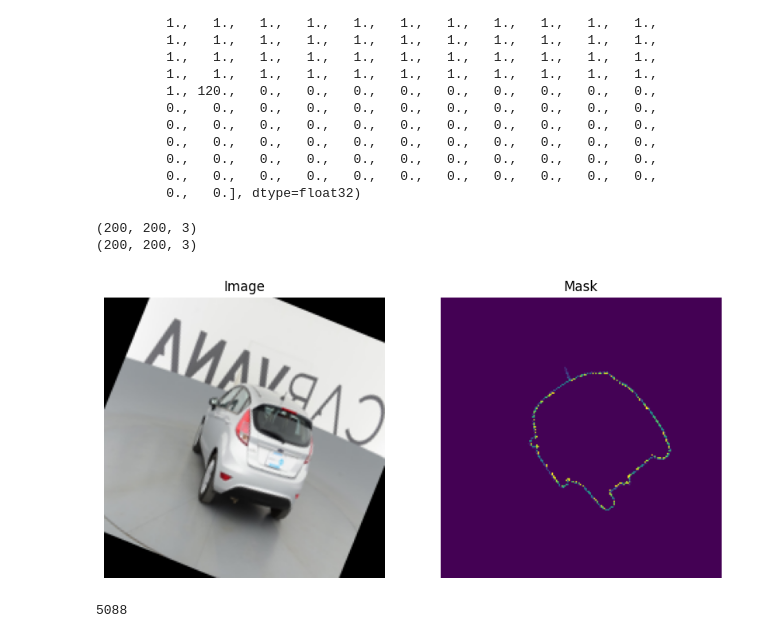
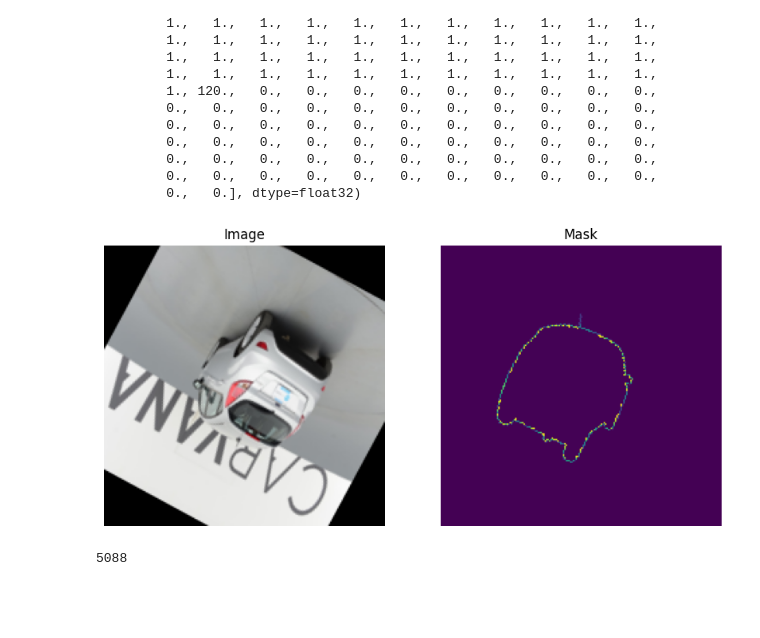
Before and after one commit to akshatb22me007/Segmenter, a Jupyter notebook: experiments/data_explorer.ipynb, the cells around one changed output. Saved outputs shown, nothing was run; the diff lists cells and outputs as text; code cells hidden in the pictures; blank space fills up the shorter version.

```diff
--- a/experiments/data_explorer.ipynb
+++ b/experiments/data_explorer.ipynb
@@ -87,50 +87,47 @@ class Caravana(Dataset):
         img = Image.open(img_path).convert("RGB").resize(self.resize_shape)
         mask = Image.open(mask_path).convert("L").resize(self.resize_shape)
 
-        img_np = np.array(img)
-        mask_np = np.array(mask,dtype=np.float32)
-        print(img_np.shape)
-        mask_np[mask_np == 255.0] = 1.0
+        img = np.array(img)
+        mask = np.array(mask,dtype=np.float32)
+        mask[mask == 255.0] = 1.0
 
         if self.transforms is not None:
-            augmentations = self.transforms(image=img_np, mask=mask_np)
-            img_tensor = augmentations["image"]
-            mask_tensor = augmentations["mask"]
+            augmentations = self.transforms(image=img, mask=mask)
+            img = augmentations["image"]
+            mask = augmentations["mask"]
 
-        return img_tensor,mask_tensor
+        return img,mask
 
 
 train_transform = A.Compose(
 [
     A.Rotate(limit=35, p=1.0),
     A.HorizontalFlip(p=0.5),
     A.VerticalFlip(p=0.1),
     # this will only divide by 255 (since mean = 0 and std = 1)
     A.Normalize(
         mean=[0.0, 0.0, 0.0],
         std=[1.0, 1.0, 1.0],
         max_pixel_value=255.0,
     ),
     ToTensorV2(),
 ],
 )
 dataset = Caravana("../data/imgs","../data/masks",resize_shape=(200,200),transforms=train_transform)
 
 fig, axes = plt.subplots(1, 2, figsize=(10, 5))
 
 axes[0].imshow(dataset[0][0].permute(1,2,0))
 axes[0].set_title("Image")
 axes[0].axis("off")
 
 axes[1].imshow(dataset[0][1])
 axes[1].set_title("Mask")
 axes[1].axis("off")
 
 plt.show()
 # %% [output]
-(200, 200, 3)
-(200, 200, 3)
-[figure, old version]
+[figure, new version]
 # %%
 dataset = Caravana("../data/imgs","../data/masks",resize_shape=(200,200))
 # %%
```
Also changed, not shown: parts of 3 cells of this notebook, 1 other file.
